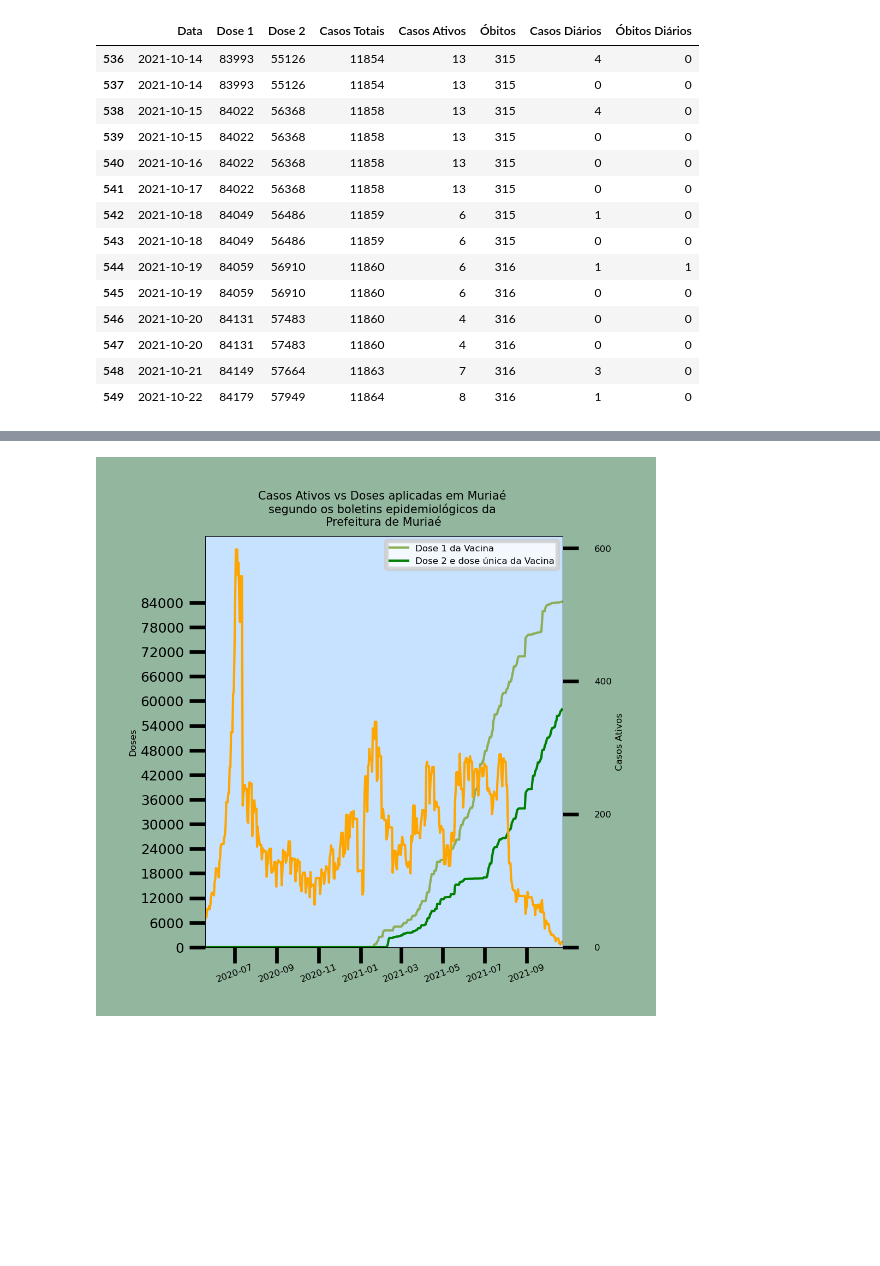
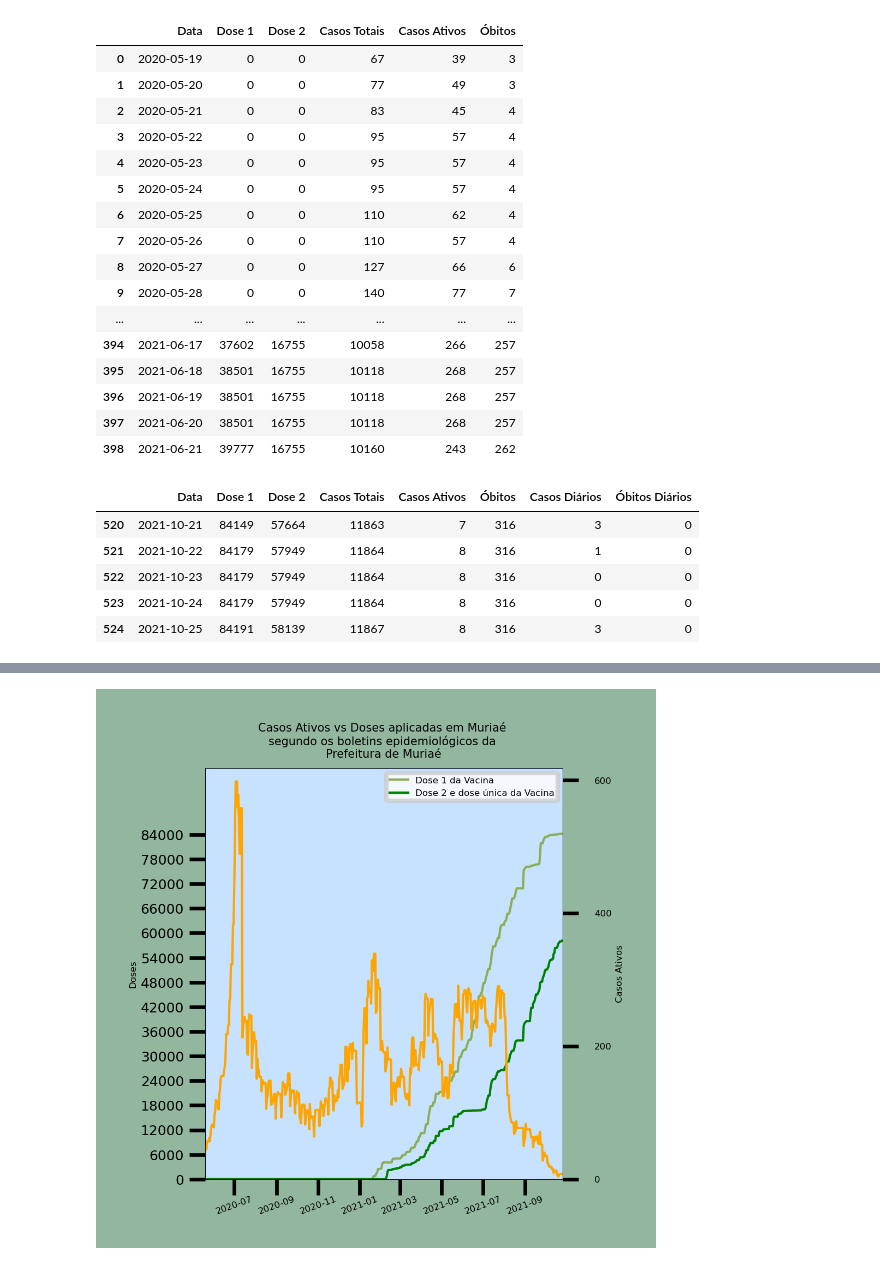
Before and after one commit to GCPeppe/Covid-Muriae, a Jupyter notebook: boletinsEmGraficos.ipynb, the cells around one changed output, grey strips where cells are left out. Cells and saved outputs as stored; diff of their text form; code cells hidden in the pictures; blank space fills up the shorter version.

```diff
--- a/boletinsEmGraficos.ipynb
+++ b/boletinsEmGraficos.ipynb
@@ -80,7 +76,13 @@ print(datas, dose1, dose2, conf,ativ, obt)
 # %%
+#a prefeitura remove os boletins depois de algum tempo, é necessário usar um backup
+
 bkup = pd.read_csv('covid-muriae-auto.csv', sep=';', encoding='utf8')
-bkup['Data'] = [datetime.strptime(data, '%Y-%m-%d') for data in bkup['Data']]
 d = {'Data': datas, 'Dose 1': dose1, 'Dose 2': dose2,
      'Casos Totais': conf, 'Casos Ativos': ativ, 'Óbitos': obt}
 df = pd.DataFrame(data=d)
-df = pd.concat([bkup, df[::-1]], axis=0)
+
+bkup['Data'] = [datetime.strptime(data, '%Y-%m-%d') for data in bkup['Data']]
+
+#filtra os registros do backup que já estão no df oriundo de scrape
+bkup = bkup.loc[[data not in df['Data'].values for data in bkup['Data']]]
+bkup.reset_index(drop=True, inplace=True)
@@ -106,0 +89,4 @@ df.tail(30)
+# %%
+df = pd.concat([bkup, df[::-1]], axis=0).drop(['Casos Diários', 'Óbitos Diários'], axis=1) #dataframe ainda faltando dias não letivos
+df.reset_index(drop=True, inplace=True)
+df
@@ -107,61 +111,71 @@ df.tail(30)
+# %%
+#combinar com um date range da primeira data até hoje
+
+d2 = {'Data': intervalo}
+df2 = pd.DataFrame(data=d2)
+
+joined = pd.merge(df2, df, on='Data', how='left').fillna(0)
+
+joined[['Dose 1', 'Dose 2', 'Casos Totais', 'Casos Ativos', 'Óbitos']] = \
+    joined[['Dose 1', 'Dose 2', 'Casos Totais', 'Casos Ativos', 'Óbitos']].astype('int')
+
+pd.set_option('display.max_rows', len(joined))
+joined
+# %% [output]
+|  | Data | Dose 1 | Dose 2 | Casos Totais | Casos Ativos | Óbitos |
+| 0 | 2020-05-19 | 0 | 0 | 67 | 39 | 3 |
+| 1 | 2020-05-20 | 0 | 0 | 77 | 49 | 3 |
+| 2 | 2020-05-21 | 0 | 0 | 83 | 45 | 4 |
+| 3 | 2020-05-22 | 0 | 0 | 95 | 57 | 4 |
+| 4 | 2020-05-23 | 0 | 0 | 95 | 57 | 4 |
+| 5 | 2020-05-24 | 0 | 0 | 95 | 57 | 4 |
+| 6 | 2020-05-25 | 0 | 0 | 110 | 62 | 4 |
+| 7 | 2020-05-26 | 0 | 0 | 110 | 57 | 4 |
+| 8 | 2020-05-27 | 0 | 0 | 127 | 66 | 6 |
+| 9 | 2020-05-28 | 0 | 0 | 140 | 77 | 7 |
+| ... | ... | ... | ... | ... | ... | ... |
+| 394 | 2021-06-17 | 37602 | 16755 | 10058 | 266 | 257 |
+| 395 | 2021-06-18 | 38501 | 16755 | 10118 | 268 | 257 |
+| 396 | 2021-06-19 | 38501 | 16755 | 10118 | 268 | 257 |
+| 397 | 2021-06-20 | 38501 | 16755 | 10118 | 268 | 257 |
+| 398 | 2021-06-21 | 39777 | 16755 | 10160 | 243 | 262 |
 # %%
-pd.set_option('display.max_rows', len(df))
-
-d2 = {'Data': intervalo}
-df2 = pd.DataFrame(data=d2)
-pd.set_option('display.max_rows', len(df2))
-
-joined = pd.merge(df2, df, on='Data', how='left').fillna(0)
-
-joined[['Dose 1', 'Dose 2', 'Casos Totais', 'Casos Ativos', 'Óbitos']] = \
-    joined[['Dose 1', 'Dose 2', 'Casos Totais', 'Casos Ativos', 'Óbitos']].astype('int')
-
-# transformando os dados zeros em dados do dia anterior
+# transformando os dados zeros em dados do dia anterior para um gráfico mais harmônico
 
 c = 1
 nao_zero = int()
 while True:
 
     for i, value in enumerate(joined.iloc[:, c]):
         if value != 0:
             nao_zero = value
         else:
             if joined.loc[i, joined.columns[0]] != hoje:
                 joined.loc[i, joined.columns[c]] = nao_zero
             else:
                 joined.drop(i, inplace=True)
     else:
         c += 1
         nao_zero = int()
         if c == len(joined.columns):
             break
 
 joined.at[456, 'Óbitos'] = 301
 
 
 joined['Casos Diários'] = joined['Casos Totais'].diff().fillna(0).astype('int')
 joined['Óbitos Diários'] = joined['Óbitos'].diff().fillna(0).astype('int')
 
 pd.set_option('display.max_columns', len(joined.columns))
 
-pd.set_option('display.max_rows', len(joined))
-joined.tail(14)
+joined.tail()
 # %% [output]
 |  | Data | Dose 1 | Dose 2 | Casos Totais | Casos Ativos | Óbitos | Casos Diários | Óbitos Diários |
-| 536 | 2021-10-14 | 83993 | 55126 | 11854 | 13 | 315 | 4 | 0 |
-| 537 | 2021-10-14 | 83993 | 55126 | 11854 | 13 | 315 | 0 | 0 |
-| 538 | 2021-10-15 | 84022 | 56368 | 11858 | 13 | 315 | 4 | 0 |
-| 539 | 2021-10-15 | 84022 | 56368 | 11858 | 13 | 315 | 0 | 0 |
-| 540 | 2021-10-16 | 84022 | 56368 | 11858 | 13 | 315 | 0 | 0 |
-| 541 | 2021-10-17 | 84022 | 56368 | 11858 | 13 | 315 | 0 | 0 |
-| 542 | 2021-10-18 | 84049 | 56486 | 11859 | 6 | 315 | 1 | 0 |
-| 543 | 2021-10-18 | 84049 | 56486 | 11859 | 6 | 315 | 0 | 0 |
-| 544 | 2021-10-19 | 84059 | 56910 | 11860 | 6 | 316 | 1 | 1 |
-| 545 | 2021-10-19 | 84059 | 56910 | 11860 | 6 | 316 | 0 | 0 |
-| 546 | 2021-10-20 | 84131 | 57483 | 11860 | 4 | 316 | 0 | 0 |
-| 547 | 2021-10-20 | 84131 | 57483 | 11860 | 4 | 316 | 0 | 0 |
-| 548 | 2021-10-21 | 84149 | 57664 | 11863 | 7 | 316 | 3 | 0 |
-| 549 | 2021-10-22 | 84179 | 57949 | 11864 | 8 | 316 | 1 | 0 |
+| 520 | 2021-10-21 | 84149 | 57664 | 11863 | 7 | 316 | 3 | 0 |
+| 521 | 2021-10-22 | 84179 | 57949 | 11864 | 8 | 316 | 1 | 0 |
+| 522 | 2021-10-23 | 84179 | 57949 | 11864 | 8 | 316 | 0 | 0 |
+| 523 | 2021-10-24 | 84179 | 57949 | 11864 | 8 | 316 | 0 | 0 |
+| 524 | 2021-10-25 | 84191 | 58139 | 11867 | 8 | 316 | 3 | 0 |
 # %%
 def plotar_casosVSimun(save=False, show=True):
     from numpy import max
```
Also changed, not shown: parts of 9 cells of this notebook.
